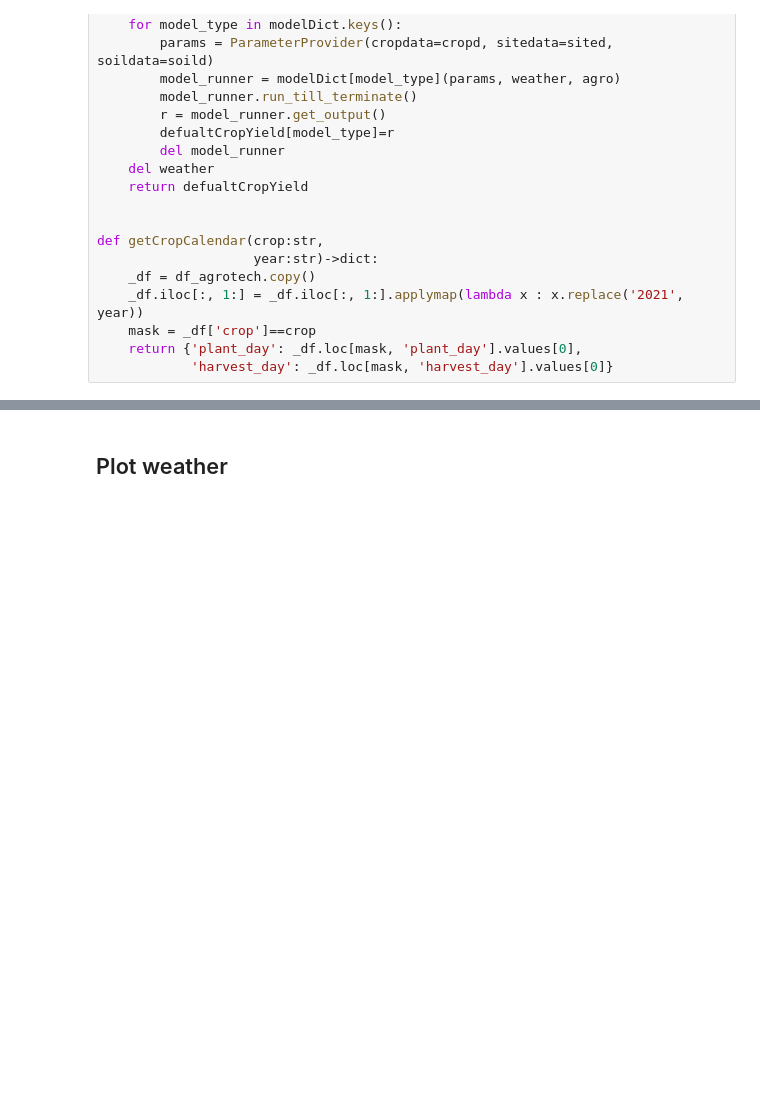
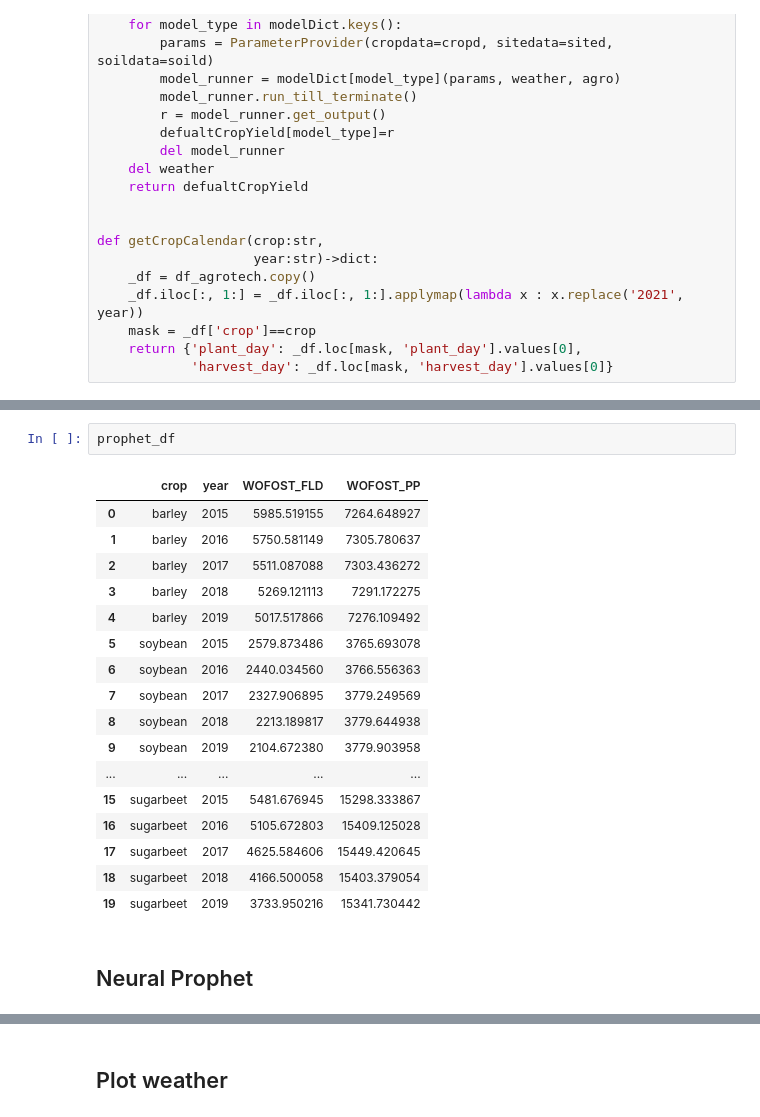
Before and after one commit to CS-MSU/3s-Article, a Jupyter notebook: 5_Crop_model_WOFOST.ipynb, the cells around one changed output, grey strips where cells are left out. Drawn from its saved outputs; the diff is of its cells as text; blank space fills up the shorter version.

```diff
--- a/5_Crop_model_WOFOST.ipynb
+++ b/5_Crop_model_WOFOST.ipynb
@@ -211,0 +275,22 @@ df
+# %%
+prophet_df
+# %% [output]
+|  | crop | year | WOFOST_FLD | WOFOST_PP |
+| 0 | barley | 2015 | 5985.519155 | 7264.648927 |
+| 1 | barley | 2016 | 5750.581149 | 7305.780637 |
+| 2 | barley | 2017 | 5511.087088 | 7303.436272 |
+| 3 | barley | 2018 | 5269.121113 | 7291.172275 |
+| 4 | barley | 2019 | 5017.517866 | 7276.109492 |
+| 5 | soybean | 2015 | 2579.873486 | 3765.693078 |
+| 6 | soybean | 2016 | 2440.034560 | 3766.556363 |
+| 7 | soybean | 2017 | 2327.906895 | 3779.249569 |
+| 8 | soybean | 2018 | 2213.189817 | 3779.644938 |
+| 9 | soybean | 2019 | 2104.672380 | 3779.903958 |
+| ... | ... | ... | ... | ... |
+| 15 | sugarbeet | 2015 | 5481.676945 | 15298.333867 |
+| 16 | sugarbeet | 2016 | 5105.672803 | 15409.125028 |
+| 17 | sugarbeet | 2017 | 4625.584606 | 15449.420645 |
+| 18 | sugarbeet | 2018 | 4166.500058 | 15403.379054 |
+| 19 | sugarbeet | 2019 | 3733.950216 | 15341.730442 |
+# %% [markdown]
+## Neural Prophet
```
Also changed, not shown: parts of 15 cells of this notebook, 4 other files.
